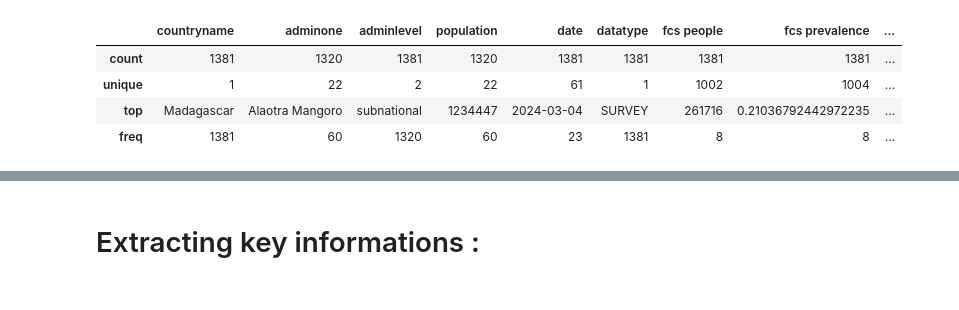
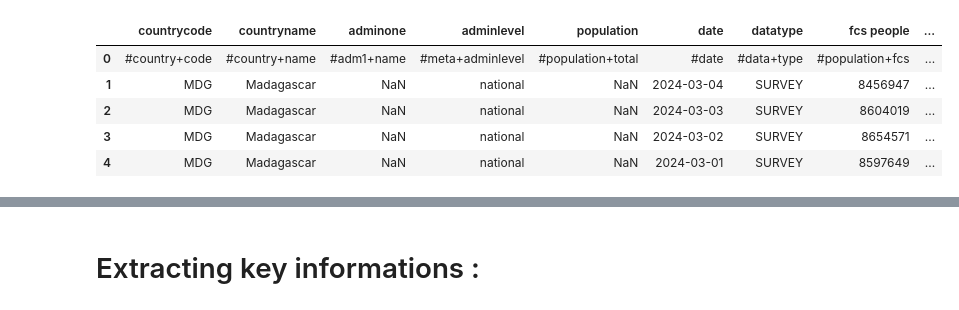
Before and after one commit to Antoineeeeeeeeee/Programming-in-DataScience, a Jupyter notebook: WFP Project-checkpoint.ipynb, the cells around one changed output, grey strips where cells are left out. Drawn from its saved outputs; the diff is of its cells as text; code cells hidden in the pictures.

```diff
--- a/WFP Project-checkpoint.ipynb
+++ b/WFP Project-checkpoint.ipynb
@@ -35,3 +27,13 @@ df
+# %%
+# Visualize dataset
+df.head()
+# %% [output]
+|  | countrycode | countryname | adminone | adminlevel | population | date | datatype | fcs people | ... |
+| 0 | #country+code | #country+name | #adm1+name | #meta+adminlevel | #population+total | #date | #data+type | #population+fcs | ... |
+| 1 | MDG | Madagascar | NaN | national | NaN | 2024-03-04 | SURVEY | 8456947 | ... |
+| 2 | MDG | Madagascar | NaN | national | NaN | 2024-03-03 | SURVEY | 8604019 | ... |
+| 3 | MDG | Madagascar | NaN | national | NaN | 2024-03-02 | SURVEY | 8654571 | ... |
+| 4 | MDG | Madagascar | NaN | national | NaN | 2024-03-01 | SURVEY | 8597649 | ... |
 # %%
 def remove_headtitle(df):
     """
@@ -49,9 +52 @@ def remove_headtitle(df):
 df = remove_headtitle(df)
-# %%
-df.describe()
-# %% [output]
-|  | countryname | adminone | adminlevel | population | date | datatype | fcs people | fcs prevalence | ... |
-| count | 1381 | 1320 | 1381 | 1320 | 1381 | 1381 | 1381 | 1381 | ... |
-| unique | 1 | 22 | 2 | 22 | 61 | 1 | 1002 | 1004 | ... |
-| top | Madagascar | Alaotra Mangoro | subnational | 1234447 | 2024-03-04 | SURVEY | 261716 | 0.21036792442972235 | ... |
-| freq | 1381 | 60 | 1320 | 60 | 23 | 1381 | 8 | 8 | ... |
```
Also changed, not shown: parts of 67 cells of this notebook.
